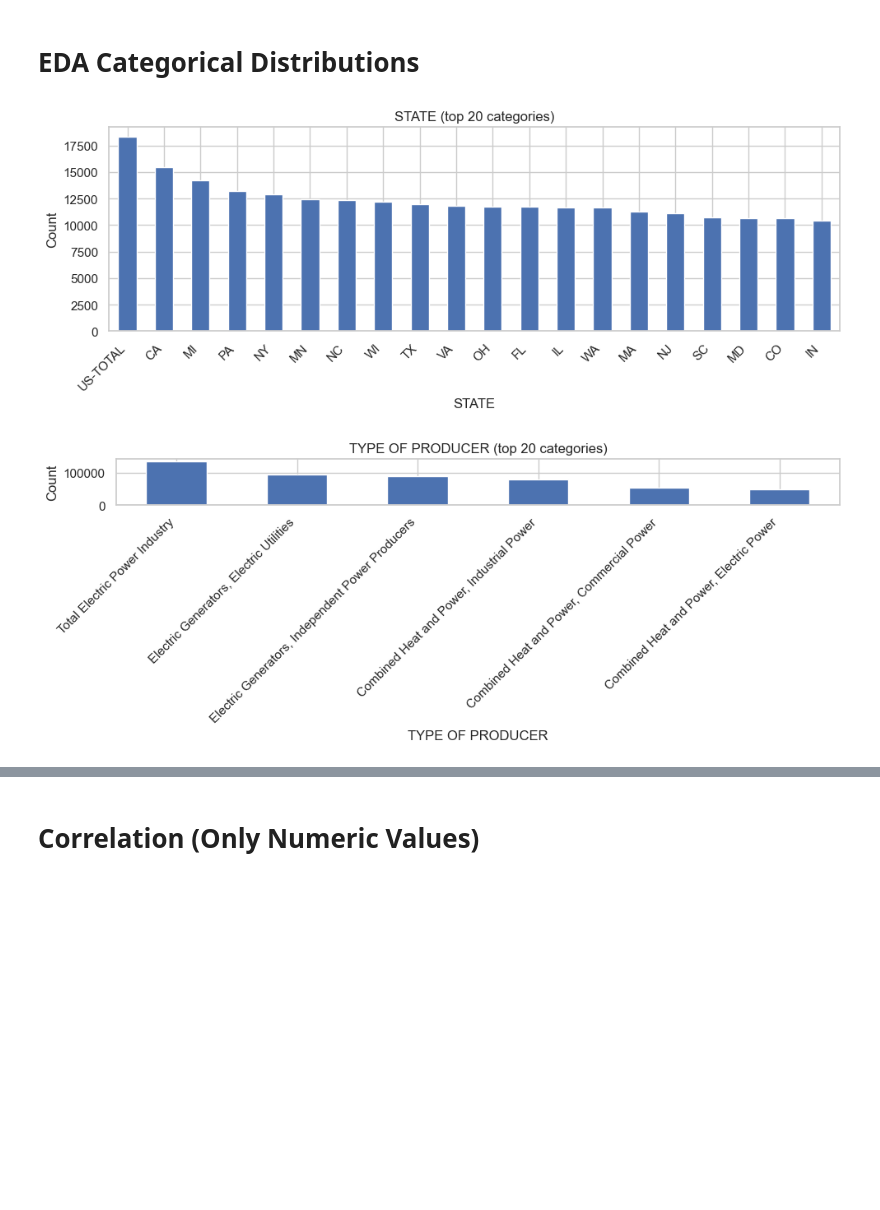
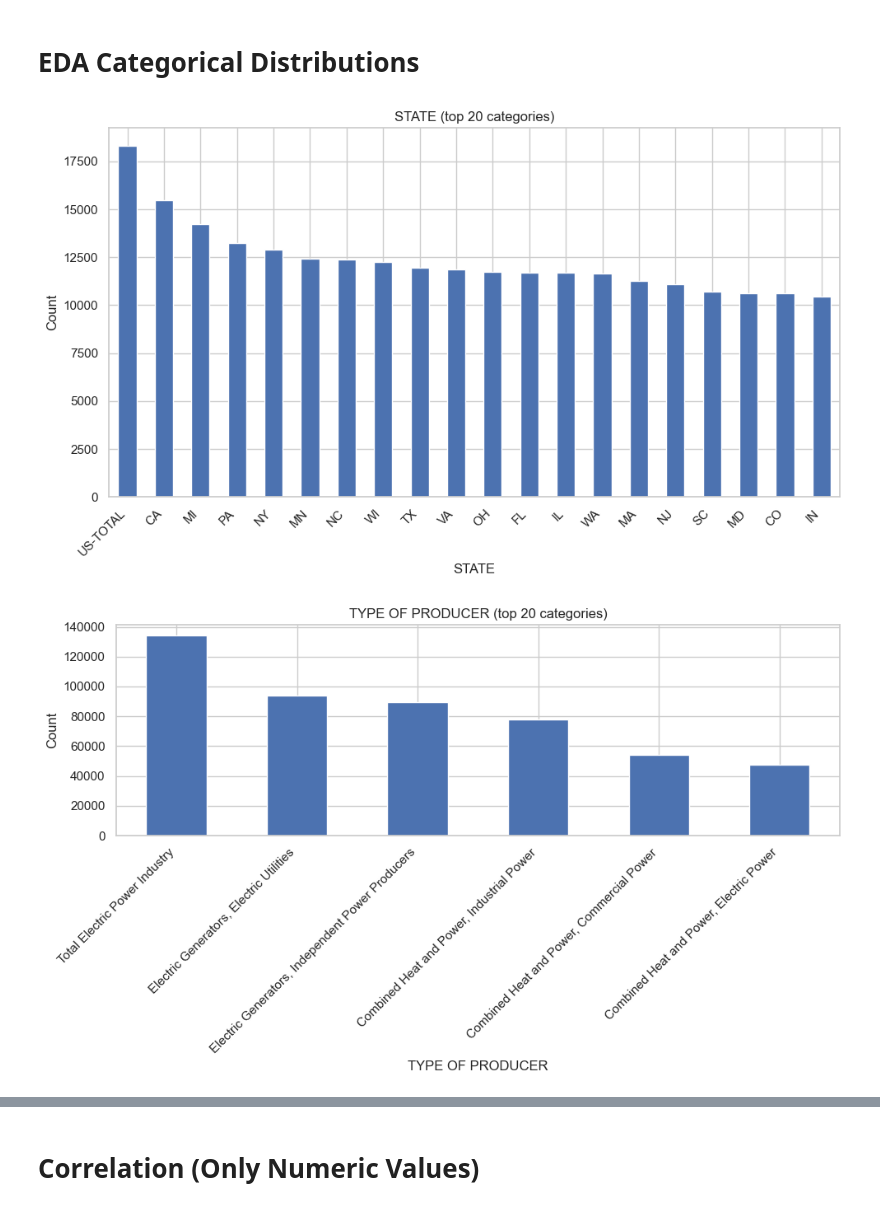
Before and after one commit to mk251-stack/INDE-577-Final-Project, a Jupyter notebook: examples/Supervised_Learning/Logistic_Regression/Logistic_Regression.ipynb, the cells around one changed output, grey strips where cells are left out. Drawn from its saved outputs; the diff is of its cells as text; code cells hidden in the pictures; blank space fills up the shorter version.

```diff
--- a/examples/Supervised_Learning/Logistic_Regression/Logistic_Regression.ipynb
+++ b/examples/Supervised_Learning/Logistic_Regression/Logistic_Regression.ipynb
@@ -196,16 +196,16 @@ Numeric columns: ['Unnamed: 0', 'YEAR', 'MONTH', 'GENERATION (Megawatthours)', '
 # %%
 # Step 7 — EDA: categorical feature distributions
 
 cat_cols = ["STATE", "TYPE OF PRODUCER", "ENERGY SOURCE"]
 for col in cat_cols:
     if col in df.columns:
-        plt.figure(figsize=(10, 4))
+        plt.figure(figsize=(10, 6))
         df[col].value_counts().head(20).plot(kind="bar")
         plt.title(f"{col} (top 20 categories)")
         plt.ylabel("Count")
         plt.xticks(rotation=45, ha="right")
         plt.tight_layout()
         plt.show()
 # %% [output]
-[figure, old version]
+[figure, new version]
-[figure, old version]
+[figure, new version]
```
Also changed, not shown: parts of 1 cell of this notebook, 1 other file.
